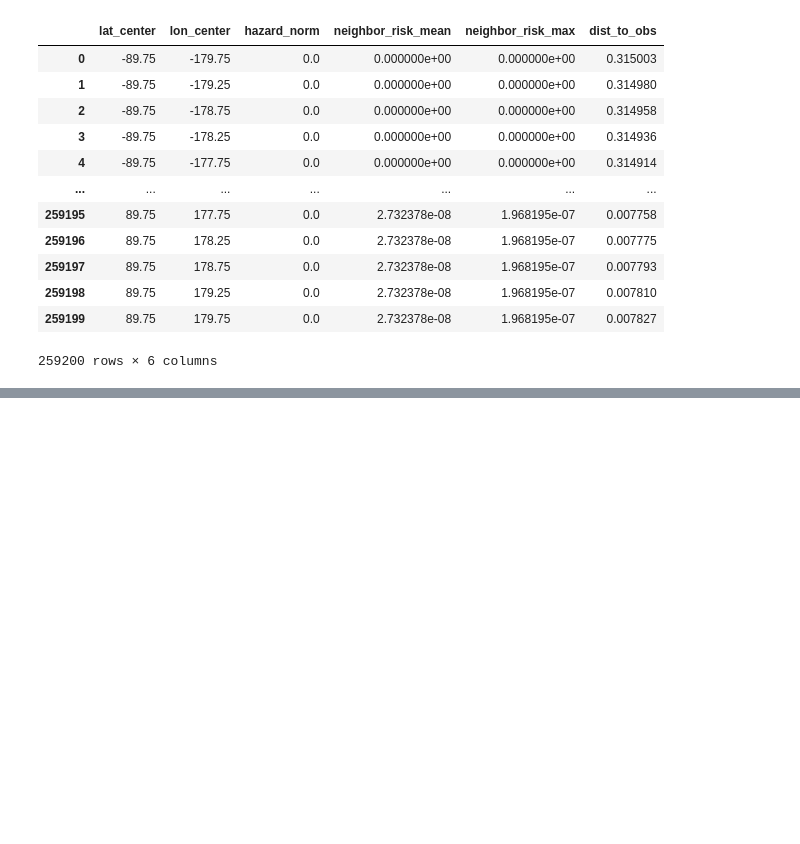
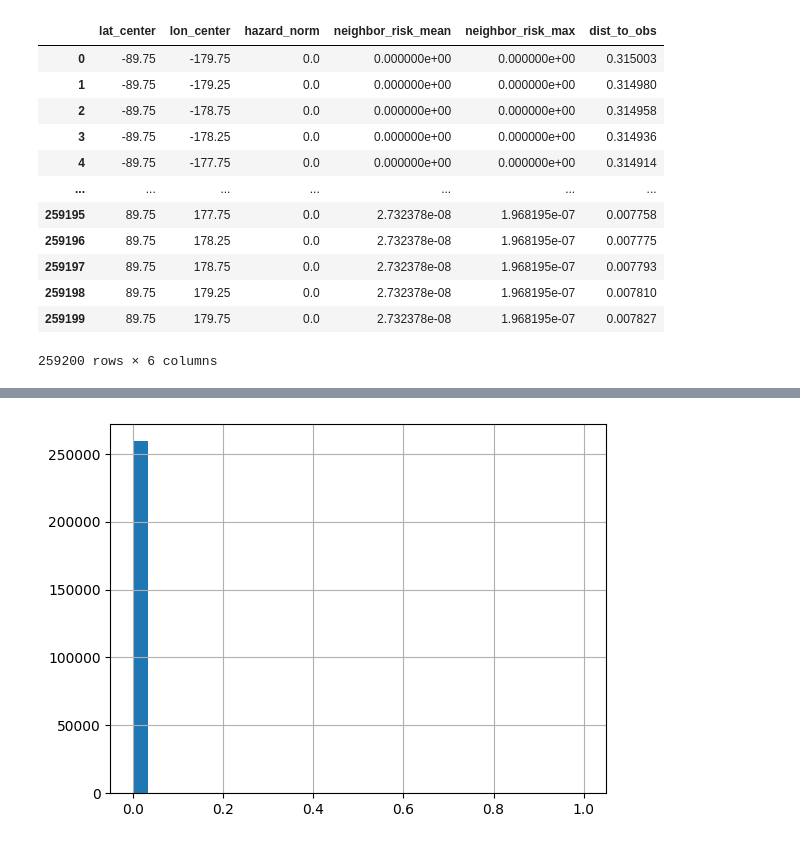
Before and after one commit to plorenab/proyecto_final, a Jupyter notebook: src/EDAgrid.ipynb, the cells around one changed output, grey strips where cells are left out. Saved outputs shown, nothing was run; the diff lists cells and outputs as text; code cells hidden in the pictures; blank space fills up the shorter version.

```diff
--- a/src/EDAgrid.ipynb
+++ b/src/EDAgrid.ipynb
@@ -385,0 +398,7 @@ X
+# %%
+import matplotlib.pyplot as plt
+
+grid["hazard_norm"].hist(bins=30)
+plt.show()
+# %% [output]
+[figure, added]
```
Also changed, not shown: parts of 1 cell of this notebook.
